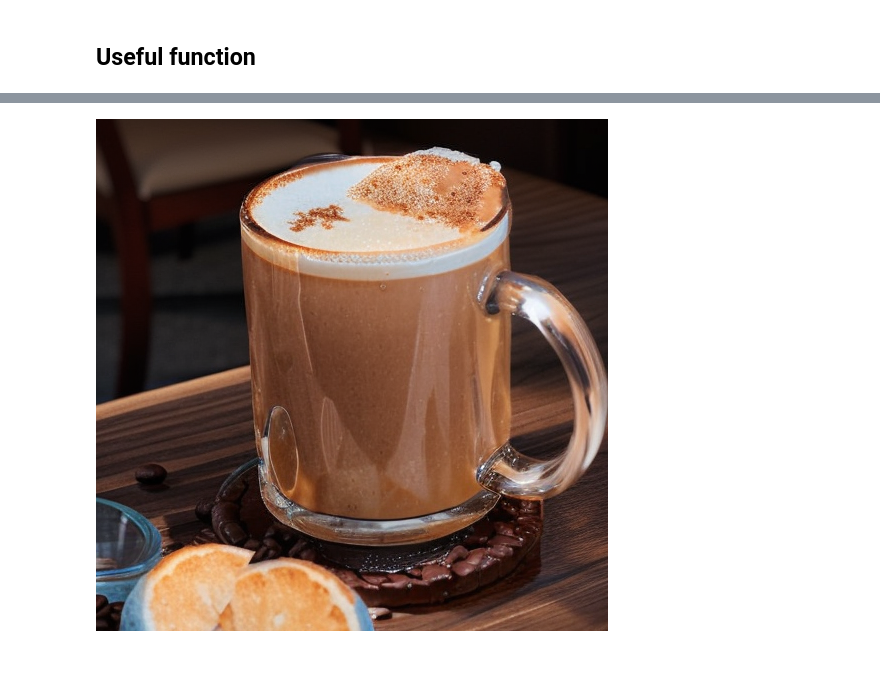
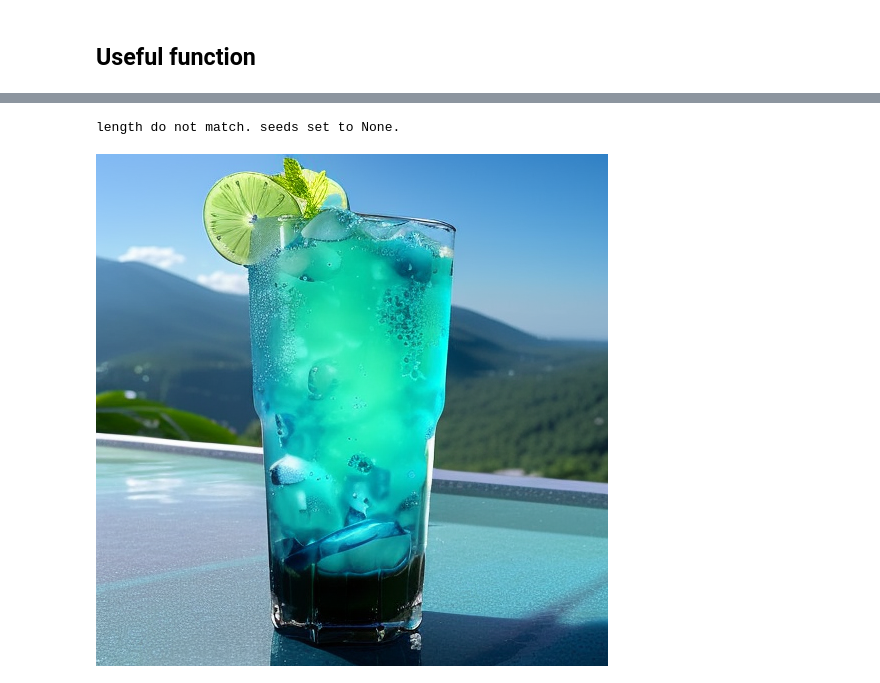
Before and after one commit to MiddleKD/Favorfit_diffusion, a Jupyter notebook: favorfit_demo.ipynb, the cells around one changed output, grey strips where cells are left out. Saved outputs shown, nothing was run; the diff lists cells and outputs as text; code cells hidden in the pictures.

```diff
--- a/favorfit_demo.ipynb
+++ b/favorfit_demo.ipynb
@@ -81,7 +102,7 @@ diffusion_state_dict["lora"] = lora_state_dict
 # %%
 from utils.model_loader import load_diffusion_model, load_controlnet_model
 
-kwargs = {"is_controlnet":True, "controlnet_scale":1.0, "is_lora":True, "lora_scale":0.3}
+kwargs = {"is_controlnet":True, "is_lora":True}
 
 models = load_diffusion_model(diffusion_state_dict, **kwargs)
 controlnet = load_controlnet_model(control_state_dict)
@@ -111,11 +124,10 @@ Settings -> Mode=fast, Device=cuda, Torchscript=disabled
 # %%
 from pipelines.pipline_default_controlnet import generate
-target_prompt = "coffee glass cup"
 
-output_image = generate(
-    prompt=f"professional photography, natural shadow, {target_prompt}, realistic, high resolution, 8k",
+output_images = generate(
+    prompt=f"professional photography, natural shadow, {caption}, realistic, high resolution, 8k",
     uncond_prompt="low quality, worst quality, wrinkled, deformed, distorted, jpeg artifacts,nsfw, paintings, sketches, text, watermark, username, spikey",
-    input_image=control_image,
+    input_image=None,
     control_image=control_image,
     do_cfg=True,
     cfg_scale=7.5,
@@ -123,12 +135,11 @@ output_image = generate(
     n_inference_steps=20,
     strength=1.0,
     models=models,
-    seed=None,
+    seeds=[],
     device=DEVICE,
     idle_device="cpu",
-    tokenizer=tokenizer
+    tokenizer=tokenizer,
+    lora_scale=0.7
 )
-
-Image.fromarray(output_image)
 # %% [output]
-[figure, removed]
+length do not match. seeds set to None.
@@ -143,0 +146,5 @@ def make_canny_condition(image, min=100, max=200):
+# %%
+result_img = Image.fromarray(output_images[0])
+result_img
+# %% [output]
+[figure, added]
```
Also changed, not shown: parts of 19 cells of this notebook, 24 other files.
